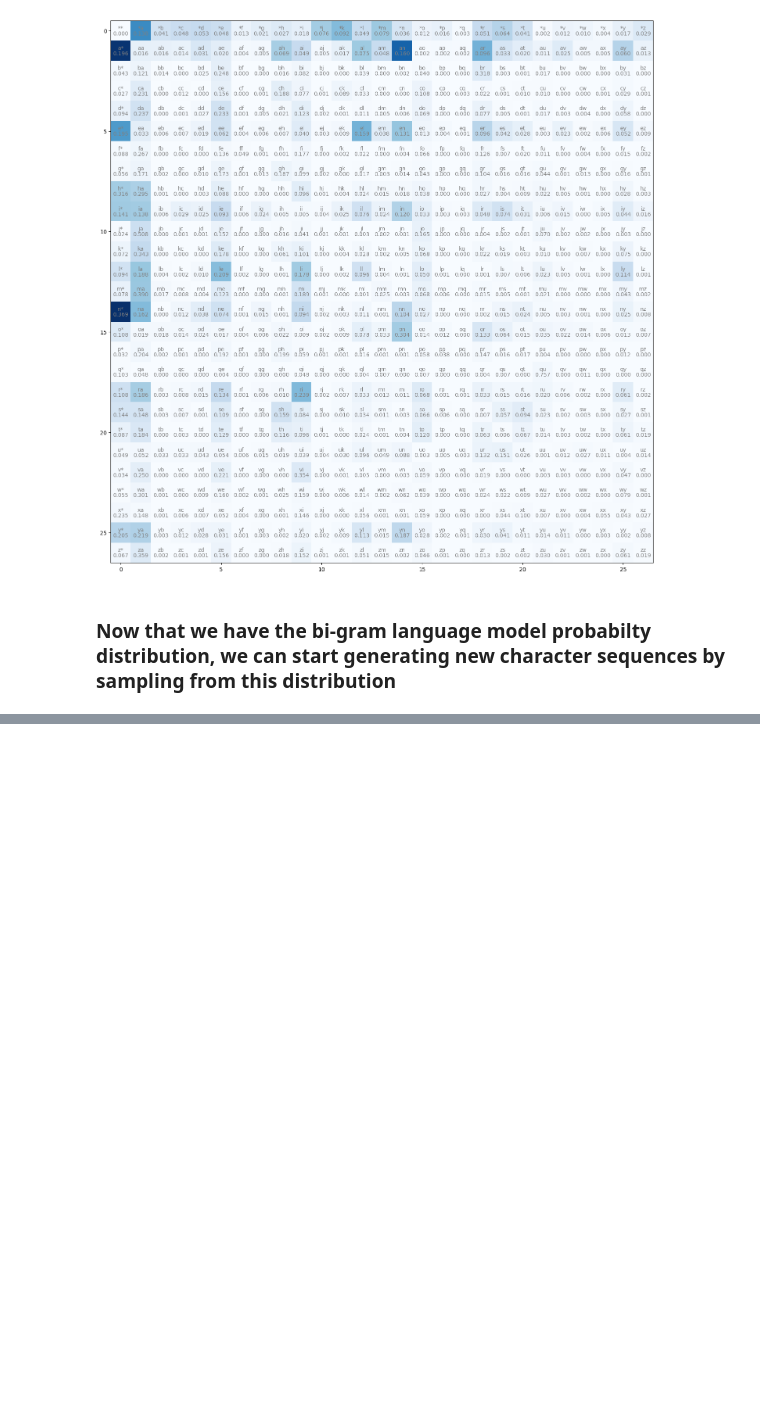
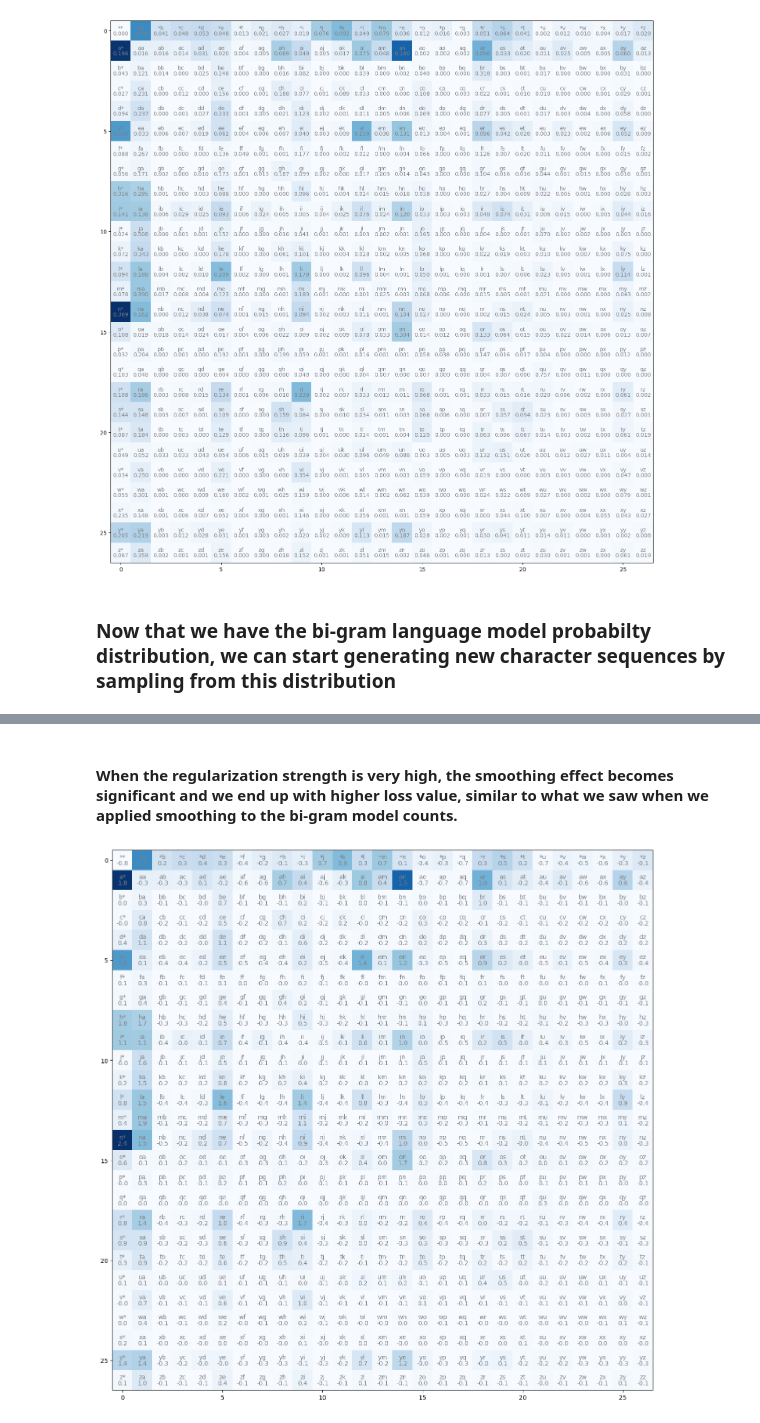
Before and after one commit to tsultan16/NLP_Language_Models, a Jupyter notebook: Pytorch_Tutorial/Andrej_Karpathy_Tutorials/simple_1.ipynb, the cells around one changed output, grey strips where cells are left out. Cells and saved outputs as stored; diff of their text form; code cells hidden in the pictures; blank space fills up the shorter version.

```diff
--- a/Pytorch_Tutorial/Andrej_Karpathy_Tutorials/simple_1.ipynb
+++ b/Pytorch_Tutorial/Andrej_Karpathy_Tutorials/simple_1.ipynb
@@ -151,6 +169,7 @@ def generate_word(start_char=None):
     if start_char is None:
         c1_ix = end_ix
     else:
+        assert start_char in vocab, "Error! Start character must be a letter from the English alphabet."
         c1_ix = ctoi[start_char]
         generated_word.append(start_char)
 
@@ -175,0 +343,27 @@ generate_word('r')
+# %%
+# we can train our model by optimizing the weights
+num_epochs = 1000
+lr = 10.0     # gradient descent learning rate
+alpha = 1.0  # reguarization strength
+
+W = torch.randn((len(vocab), len(vocab)), requires_grad=True)
+
+for i in range(num_epochs):
+
+    # reset parameter gradients
+    W.grad = None
+
+    # forward pass
+    logits = xenc @ W
+    counts = logits.exp()
+    prob = counts / counts.sum(dim=1, keepdims=True)
+    loss = -prob[torch.arange(prob.size(0)), ys].log().mean() + alpha * (W**2).mean()
+
+    # backward pass
+    loss.backward()
+
+    # update parameters via gradient descent
+    W.data -= lr * W.grad
+
+    if i % 10 == 0:
+        print(f"Epoch# {i}, Average Loss: {loss.item()}")
@@ -175,0 +388,12 @@ generate_word('r')
+# %% [markdown]
+#### When the regularization strength is very high, the smoothing effect becomes significant and we end up with higher loss value, similar to what we saw when we applied smoothing to the bi-gram model counts.
+# %%
+plt.figure(figsize=(16,16))
+plt.imshow(bg_counts, cmap='Blues')
+for i in range(len(vocab)):
+    for j in range(len(vocab)):
+        bgstr = itoc[i] + itoc[j]
+        plt.text(j,i, bgstr, ha='center', va='bottom', color='gray')
+        plt.text(j,i, f"{W[i,j].item():.1f}", ha='center', va='top', color='gray')
+# %% [output]
+[figure, added]
```
Also changed, not shown: parts of 20 cells of this notebook.
